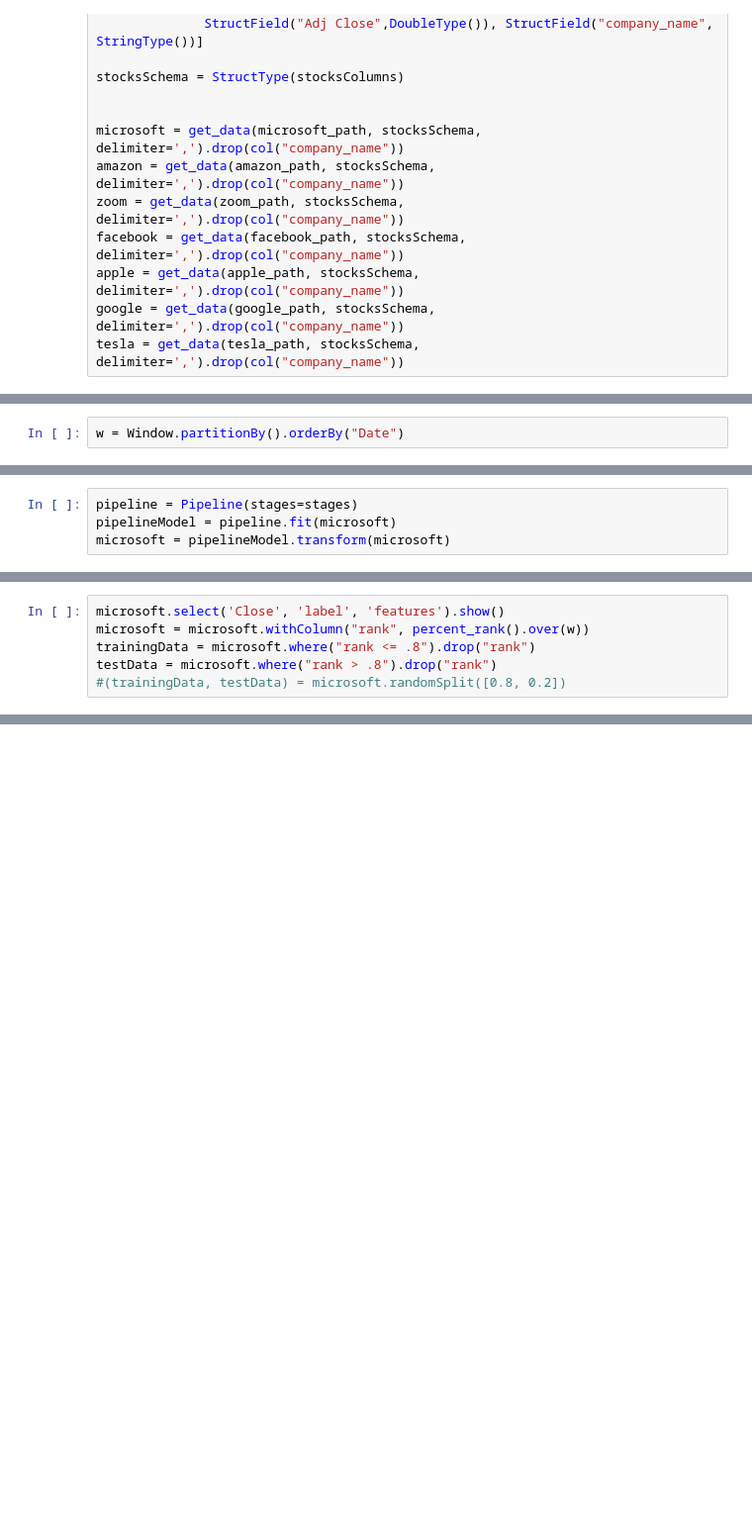
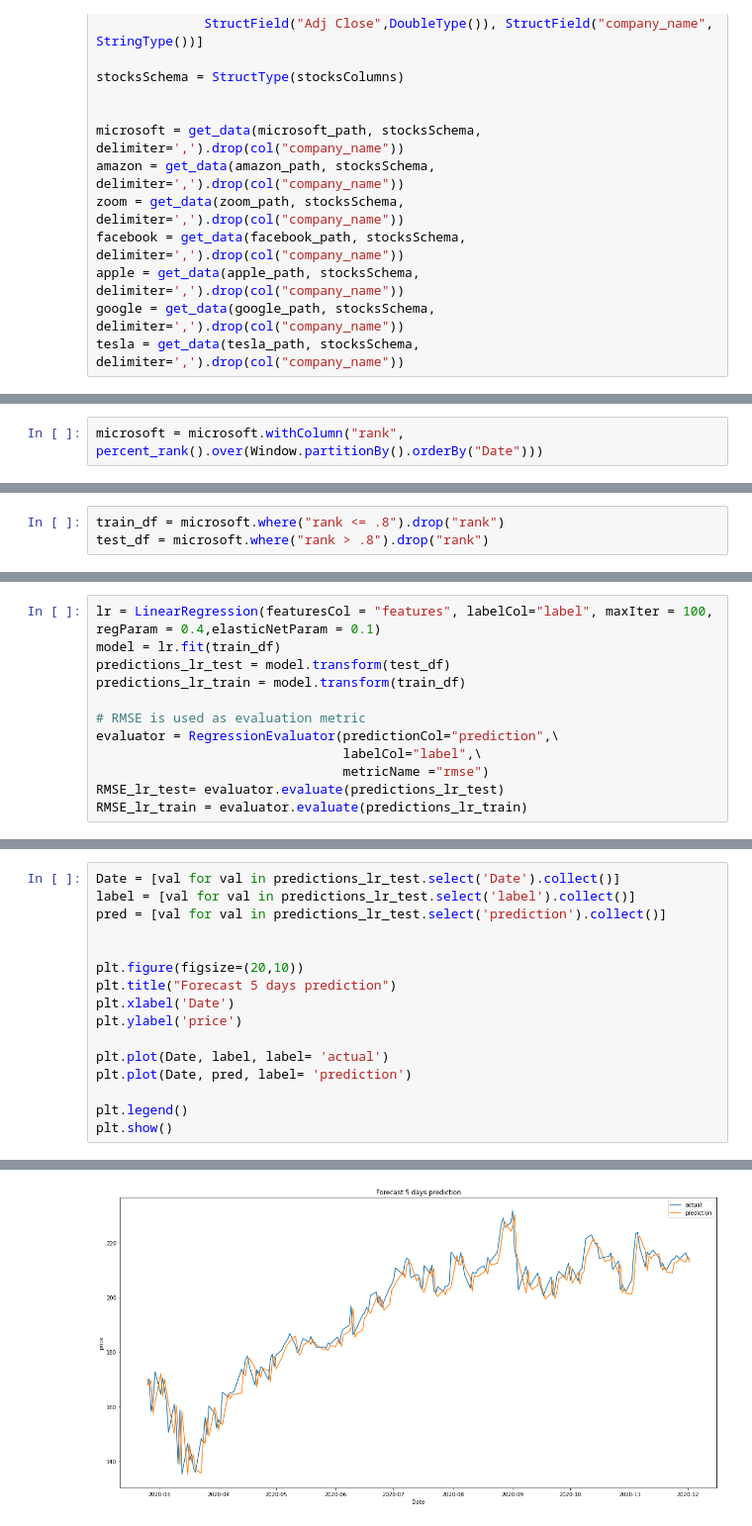
Before and after one commit to Enjoyshi/BigData, a Jupyter notebook: Project-ML.ipynb, the cells around one changed output, grey strips where cells are left out. Shown at 99% size. Cells and saved outputs as stored; diff of their text form; blank space fills up the shorter version.

Commit message:
add: regression lineair model

```diff
--- a/Project-ML.ipynb
+++ b/Project-ML.ipynb
@@ -70,2 +108,2 @@ tesla = get_data(tesla_path, stocksSchema, delimiter=',').drop(col("company_name
 # %%
-w = Window.partitionBy().orderBy("Date")
+microsoft = microsoft.withColumn("rank", percent_rank().over(Window.partitionBy().orderBy("Date")))
@@ -90,4 +109,0 @@ stages += [assembler]
-# %%
-pipeline = Pipeline(stages=stages)
-pipelineModel = pipeline.fit(microsoft)
-microsoft = pipelineModel.transform(microsoft)
@@ -97,6 +110,3 @@ microsoft = pipelineModel.transform(microsoft)
 # %%
-microsoft.select('Close', 'label', 'features').show()
-microsoft = microsoft.withColumn("rank", percent_rank().over(w))
-trainingData = microsoft.where("rank <= .8").drop("rank")
-testData = microsoft.where("rank > .8").drop("rank")
-#(trainingData, testData) = microsoft.randomSplit([0.8, 0.2])
+train_df = microsoft.where("rank <= .8").drop("rank")
+test_df = microsoft.where("rank > .8").drop("rank")
@@ -169,0 +113,12 @@ predictions.select("features", "label", "prediction").show(1000)
+# %%
+lr = LinearRegression(featuresCol = "features", labelCol="label", maxIter = 100, regParam = 0.4,elasticNetParam = 0.1)
+model = lr.fit(train_df)
+predictions_lr_test = model.transform(test_df)
+predictions_lr_train = model.transform(train_df)
+
+# RMSE is used as evaluation metric
+evaluator = RegressionEvaluator(predictionCol="prediction",\
+                                labelCol="label",\
+                                metricName ="rmse")
+RMSE_lr_test= evaluator.evaluate(predictions_lr_test)
+RMSE_lr_train = evaluator.evaluate(predictions_lr_train)
@@ -169,0 +143,17 @@ predictions.select("features", "label", "prediction").show(1000)
+# %%
+Date = [val for val in predictions_lr_test.select('Date').collect()]
+label = [val for val in predictions_lr_test.select('label').collect()]
+pred = [val for val in predictions_lr_test.select('prediction').collect()]
+
+
+plt.figure(figsize=(20,10))
+plt.title("Forecast 5 days prediction")
+plt.xlabel('Date')
+plt.ylabel('price')
+
+plt.plot(Date, label, label= 'actual')
+plt.plot(Date, pred, label= 'prediction')
+
+plt.legend()
+plt.show()
+# %% [output]
@@ -169,0 +175 @@ predictions.select("features", "label", "prediction").show(1000)
+[figure, added]
```
Also changed, not shown: parts of 19 cells of this notebook.
